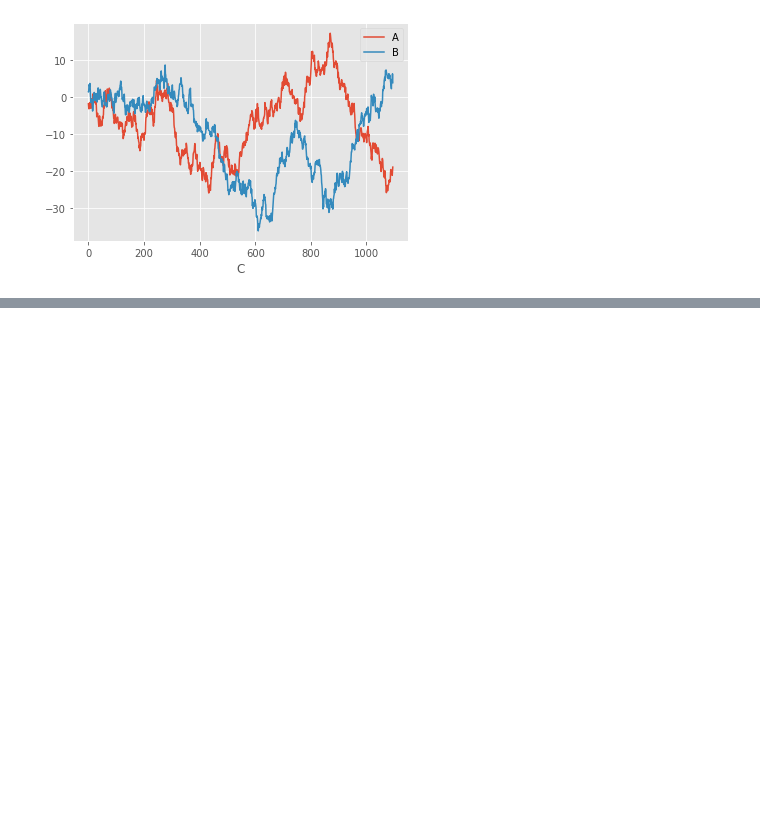
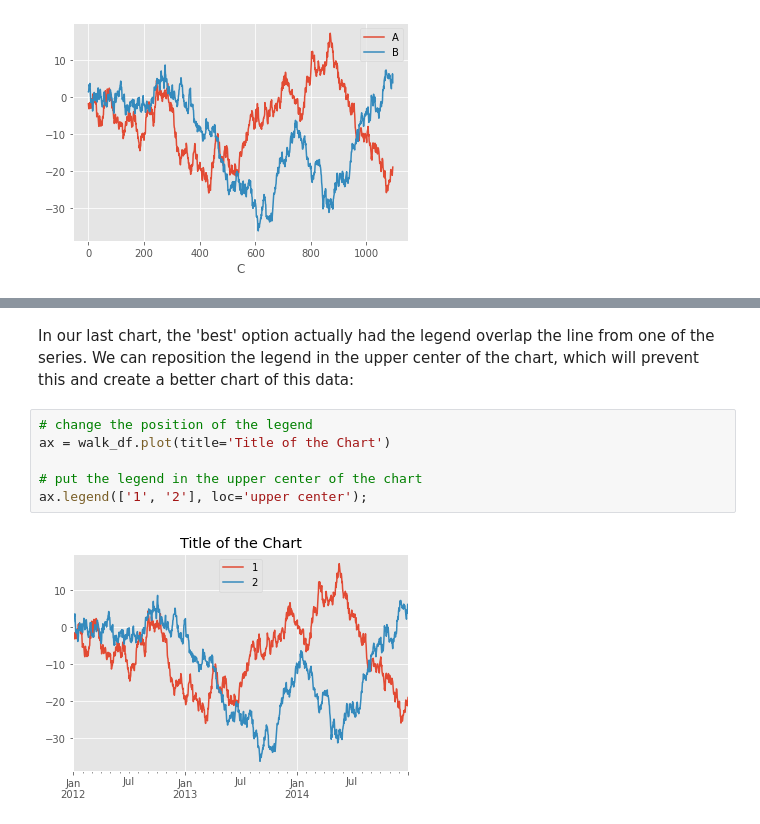
Before and after one commit to apkap83/Pandas_Notes, a Jupyter notebook: Learning_Pandas_Chapter_11 - Visualization.ipynb, the cells around one changed output, grey strips where cells are left out. Drawn from its saved outputs; the diff is of its cells as text; blank space fills up the shorter version.

```diff
--- a/Learning_Pandas_Chapter_11 - Visualization.ipynb
+++ b/Learning_Pandas_Chapter_11 - Visualization.ipynb
@@ -184,0 +252,12 @@ df2.plot(x='C', y=['A', 'B']);
+# %% [markdown]
+In our last chart, the 'best' option actually had the legend overlap the line from one of
+the series. We can reposition the legend in the upper center of the chart, which will prevent
+this and create a better chart of this data:
+# %%
+# change the position of the legend
+ax = walk_df.plot(title='Title of the Chart')
+
+# put the legend in the upper center of the chart
+ax.legend(['1', '2'], loc='upper center');
+# %% [output]
+[figure, added]
```
Also changed, not shown: parts of 16 cells of this notebook.
